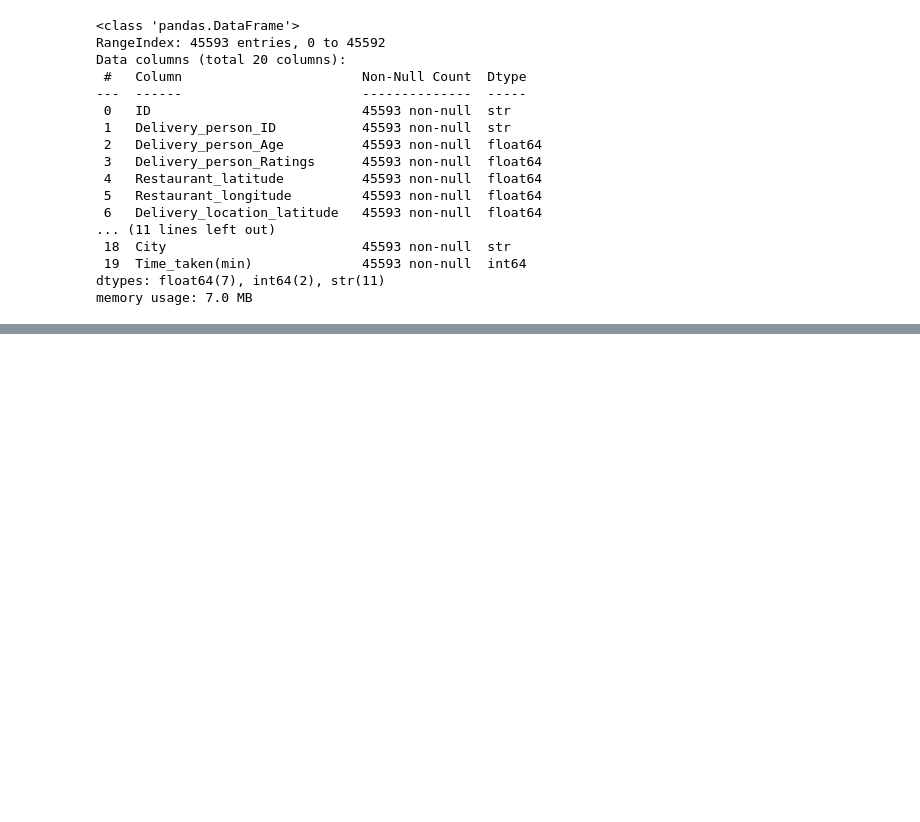
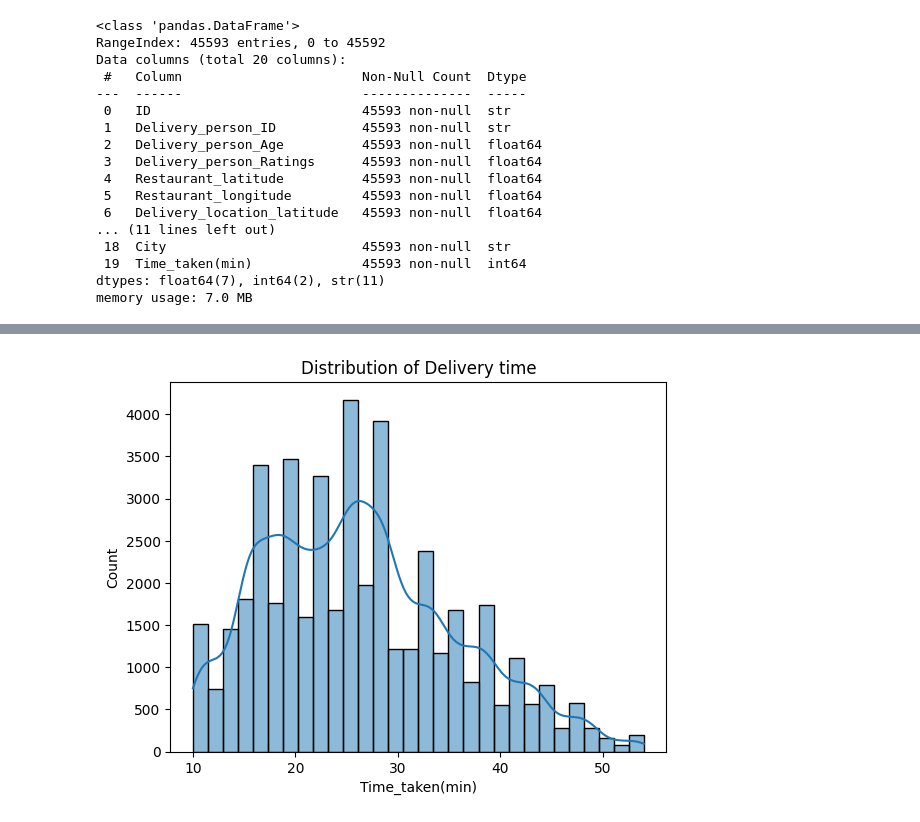
Before and after one commit to manisharoshini/Food-Delivery-Prediction, a Jupyter notebook: Food_delivery_prediction.ipynb, the cells around one changed output, grey strips where cells are left out. Cells and saved outputs as stored; diff of their text form; code cells hidden in the pictures; blank space fills up the shorter version.

```diff
--- a/Food_delivery_prediction.ipynb
+++ b/Food_delivery_prediction.ipynb
@@ -452,0 +493,7 @@ memory usage: 7.0 MB
+# %%
+# TO chech the distribution of numerical column we use histogram:
+sns.histplot(data['Time_taken(min)'],bins = 30,kde = True) # bins - how many bars, kde - density curve
+plt.title("Distribution of Delivery time")
+plt.show()
+# %% [output]
+[figure, added]
```
Also changed, not shown: parts of 2 cells of this notebook.
